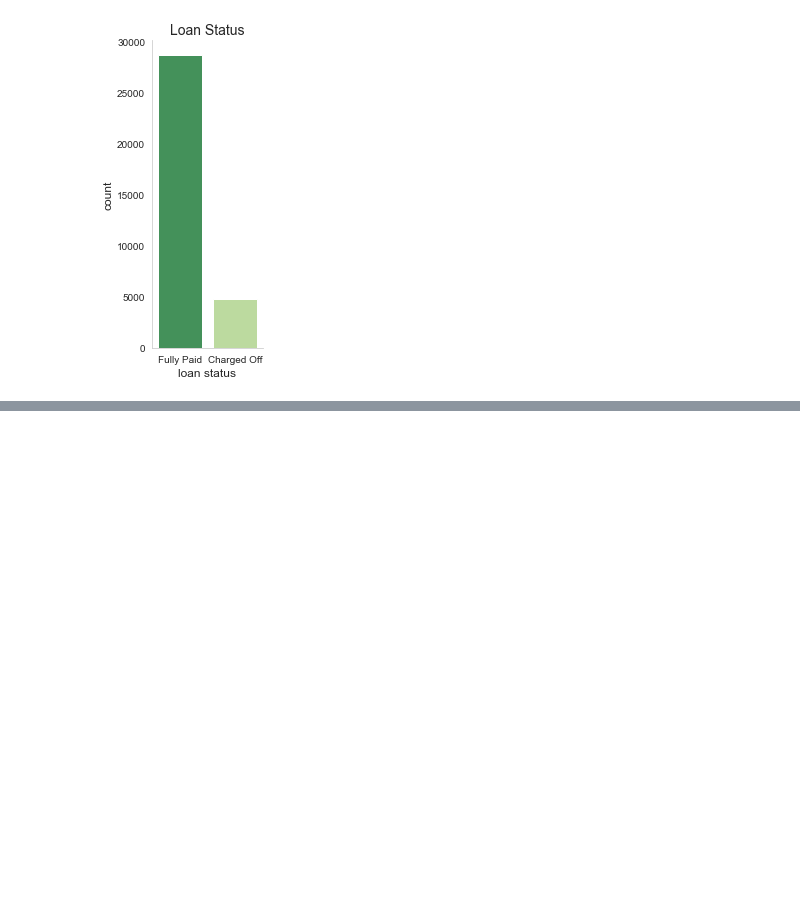
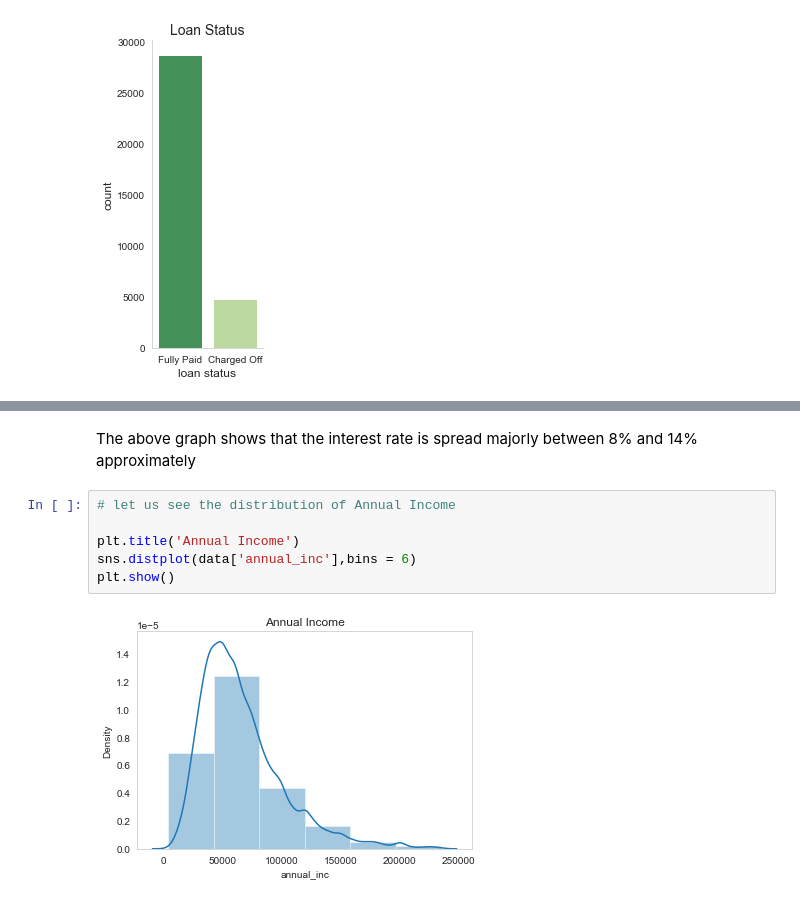
Before and after one commit to ananyaaD/Gramener-Case-Study, a Jupyter notebook: Gramener Case Study.ipynb, the cells around one changed output, grey strips where cells are left out. Saved outputs shown, nothing was run; the diff lists cells and outputs as text; blank space fills up the shorter version.

```diff
--- a/Gramener Case Study.ipynb
+++ b/Gramener Case Study.ipynb
@@ -590,0 +604,10 @@ plt.show()
+# %% [markdown]
+The above graph shows that the interest rate is spread majorly between 8% and 14% approximately
+# %%
+# let us see the distribution of Annual Income
+
+plt.title('Annual Income')
+sns.distplot(data['annual_inc'],bins = 6)
+plt.show()
+# %% [output]
+[figure, added]
```
Also changed, not shown: parts of 13 cells of this notebook.
